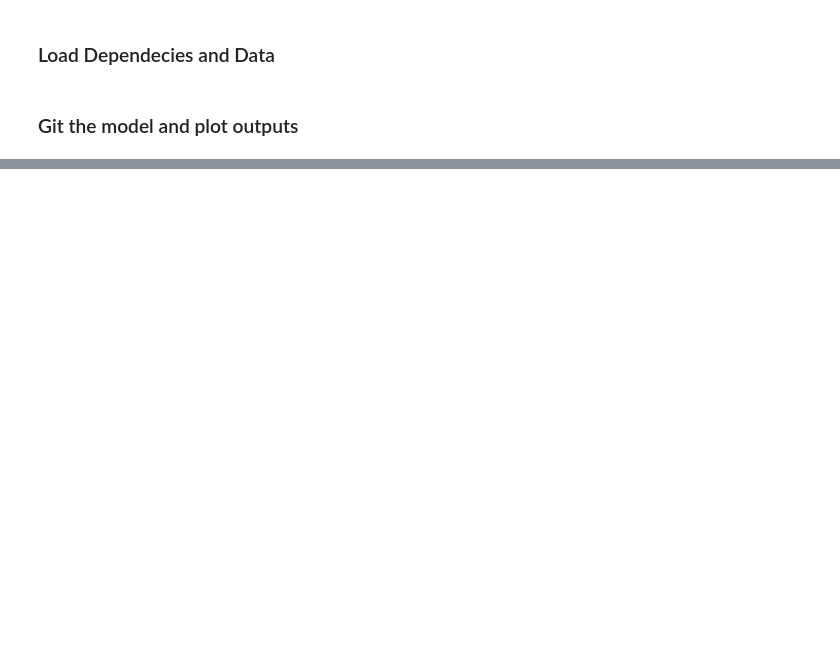
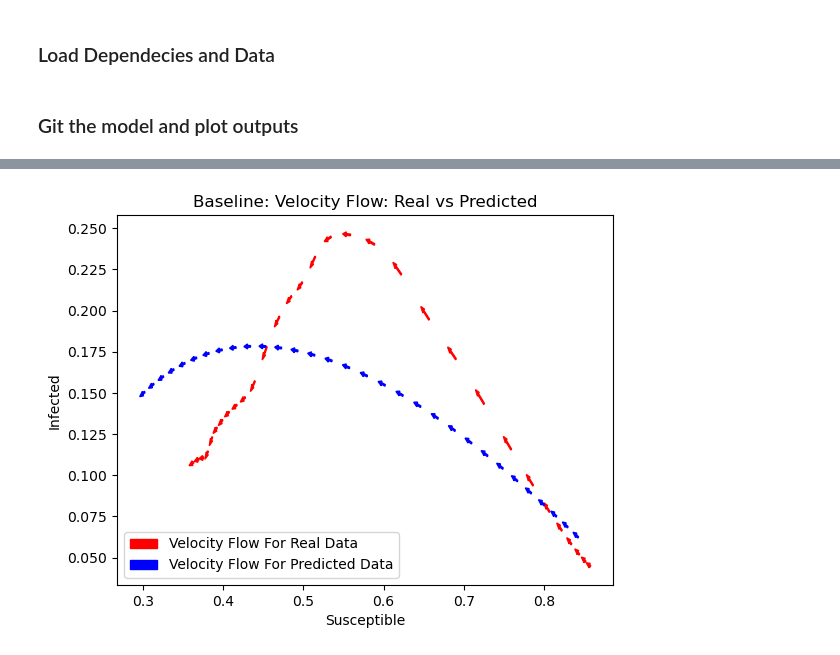
Before and after one commit to oaf9/Differential-Game-Theory-for-SIR-Models, a Jupyter notebook: Code/Adjoint_SIR/adjoint_SIR_noteboook.ipynb, the cells around one changed output, grey strips where cells are left out. Saved outputs shown, nothing was run; the diff lists cells and outputs as text; code cells hidden in the pictures; blank space fills up the shorter version.

```diff
--- a/Code/Adjoint_SIR/adjoint_SIR_noteboook.ipynb
+++ b/Code/Adjoint_SIR/adjoint_SIR_noteboook.ipynb
@@ -25,6 +25,2 @@ plt.plot(data)
-# %%
-V = np.array([S,I]).T
-dV = V[1:,:] - V[0:-1]
-
-for t in range(0, len(V)-1, 5):
-    plt.arrow(x = V[t][0], y = V[t][1], dx = dV[t][0], dy = dV[t][1], color = 'red')
+# %%
+X, model = fit(p_0 = p_0,X = data.to_numpy(), epochs = 200)
@@ -30,0 +45,35 @@ for t in range(0, len(V)-1, 5):
+# %%
+V_true = np.array([S,I]).T
+dV_true = V_true[1:,:] - V_true[0:-1]
+
+for t in range(0, len(V_true)-1, 5):
+    plt.arrow(x = V_true[t][0], y = V_true[t][1], dx = dV_true[t][0], dy = dV_true[t][1], color = 'red')
+
+
+with torch.no_grad():
+
+    for t in range(0, len(X), 5):
+
+        S,I,R = X[t][0].detach(),X[t][1].detach(),X[t][2].detach()
+
+        dV = model.forward(t = torch.tensor(t+.00001), X = (S,I,R))
+        #plt.plot()
+        dS = dV[0].detach()
+        dI = dV[1].detach()
+        s, i = X[t][0].detach(), X[t][1].detach()
+        #plt.plot([s,i])
+        plt.arrow(x = s, y = i, dx = dS, dy = dI, color = 'blue')
+
+pred_patch = mpatches.Patch(color='blue', label='Velocity Flow For Predicted Data')
+true_patch = mpatches.Patch(color='red', label='Velocity Flow For Real Data')
+
+
+
+# Add the legend with both the normal and the proxy legend items
+plt.title("Baseline: Velocity Flow: Real vs Predicted")
+plt.xlabel("Susceptible")
+plt.ylabel("Infected")
+plt.legend(handles=[true_patch, pred_patch], loc='lower left')
+plt.savefig("/Users/omarafifi/MyFolders/Differential-Game-Theory-for-SIR-Models/Images/Velocity_Baseline.png")
+# %% [output]
+[figure, added]
```
Also changed, not shown: parts of 4 cells of this notebook, 6 other files.
